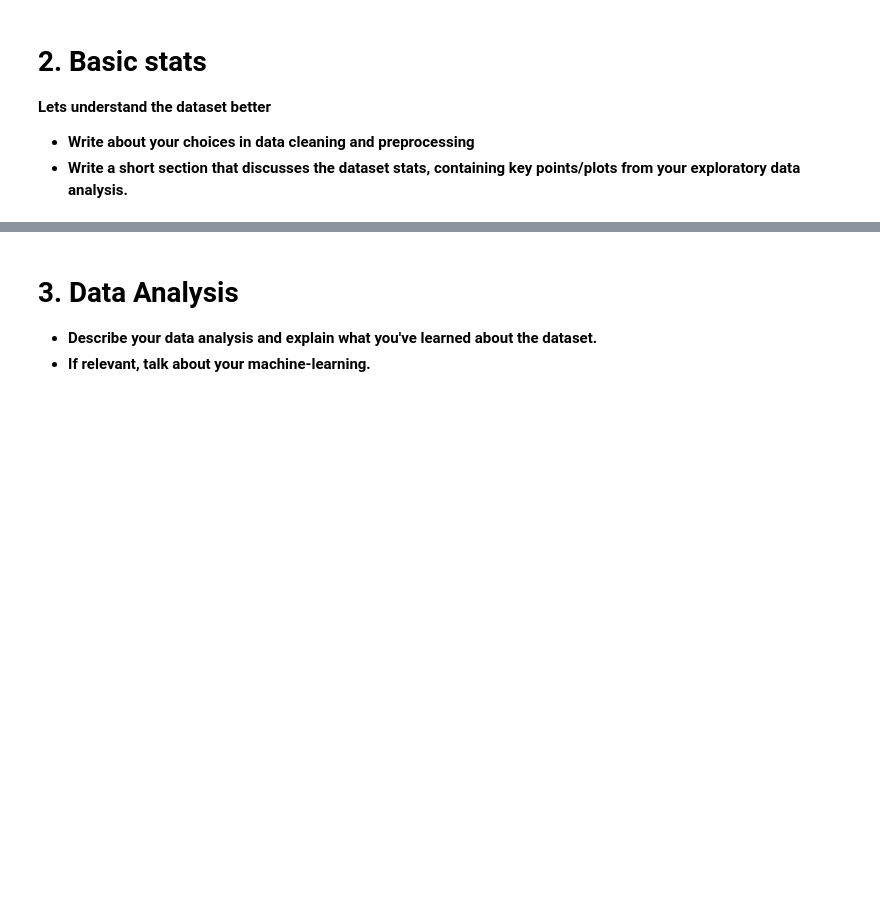
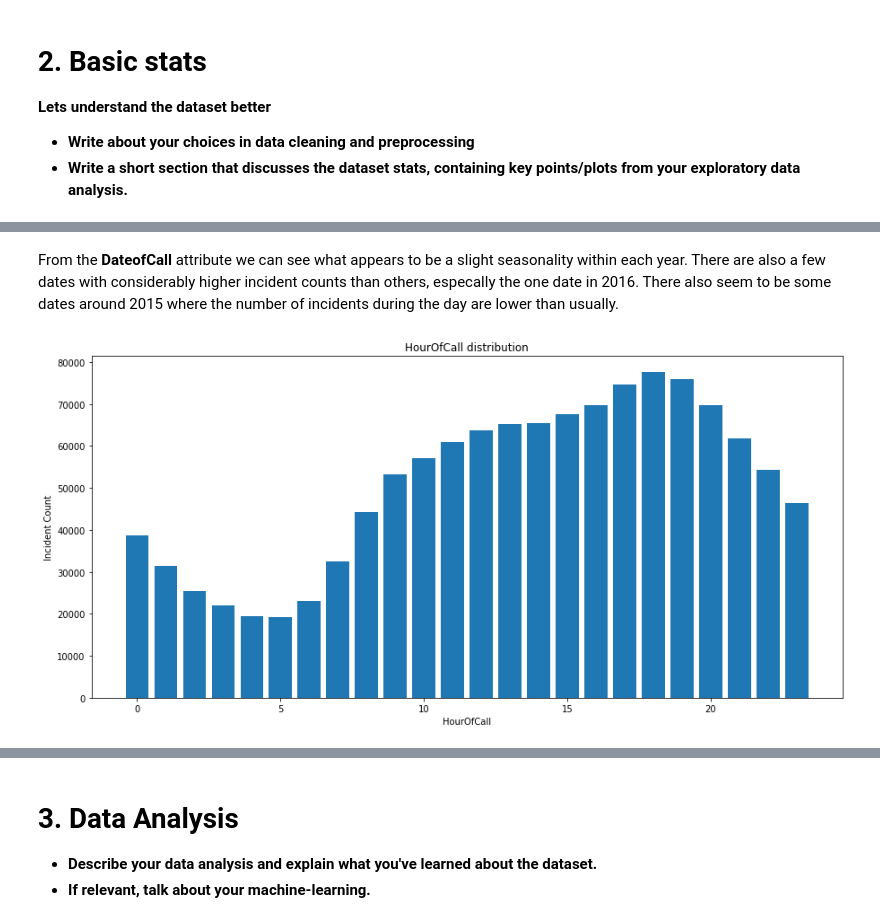
Before and after one commit to hlynurarni/Social-Data-Analysis-Final, a Jupyter notebook: Explainer Notebook.ipynb, the cells around one changed output, grey strips where cells are left out. Drawn from its saved outputs; the diff is of its cells as text; code cells hidden in the pictures; blank space fills up the shorter version.

```diff
--- a/Explainer Notebook.ipynb
+++ b/Explainer Notebook.ipynb
@@ -70,0 +250,6 @@ The possible research questions and speculations about the data are:
+# %% [markdown]
+From the **DateofCall** attribute we can see what appears to be a slight seasonality within each year. There are also a few dates with considerably higher incident counts than others, especally the one date in 2016. There also seem to be some dates around 2015 where the number of incidents during the day are lower than usually.
+# %%
+simplePlottingFunction(df.HourOfCall, 'bar', False)
+# %% [output]
+[figure, added]
```
Also changed, not shown: parts of 15 cells of this notebook.
